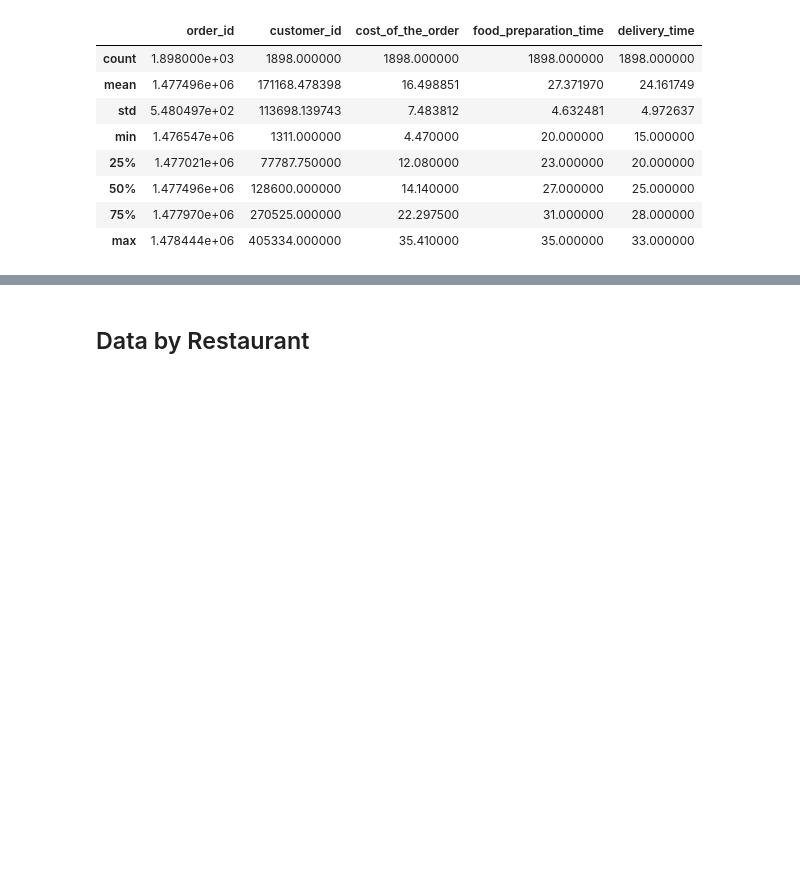
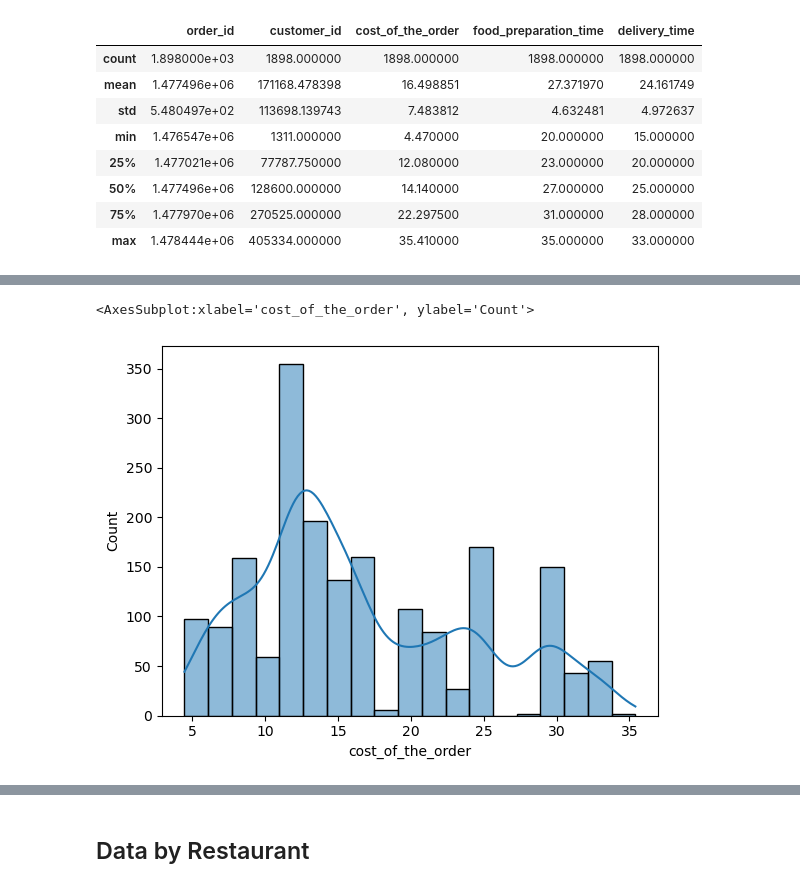
Before and after one commit to MausVII/nyc_restaurants_pandas_exploration, a Jupyter notebook: exploration.ipynb, the cells around one changed output, grey strips where cells are left out. Drawn from its saved outputs; the diff is of its cells as text; code cells hidden in the pictures; blank space fills up the shorter version.

```diff
--- a/exploration.ipynb
+++ b/exploration.ipynb
@@ -57,6 +78,13 @@ cheapest_order
 # %% [output]
 |  | order_id | customer_id | restaurant_name | cuisine_type | cost_of_the_order | day_of_the_week | rating | ... |
 | 624 | 1477349 | 52327 | Nobu Next Door | Japanese | 4.47 | Weekend | 5 | ... |
+# %%
+sns.histplot(data=df,x='cost_of_the_order',kde=True)
+
+# the histogram plot below shows the most orders cost between 11-13 dollars
+# %% [output]
+<AxesSubplot:xlabel='cost_of_the_order', ylabel='Count'>
+[figure, added]
 # %%
 longest_delivery_time = df.sort_values('delivery_time', ascending=False).head(1)
 longest_delivery_time
```
Also changed, not shown: parts of 6 cells of this notebook.
